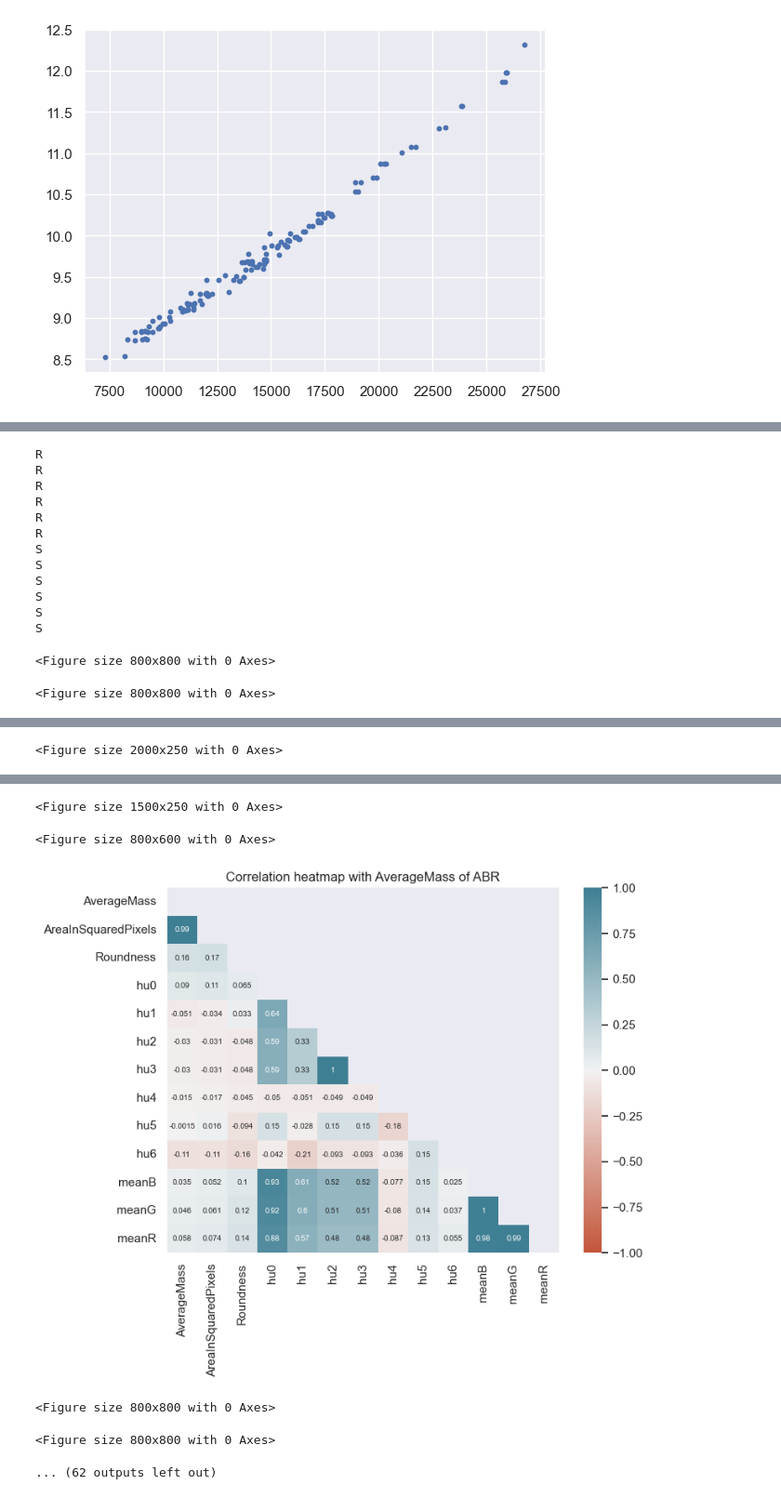
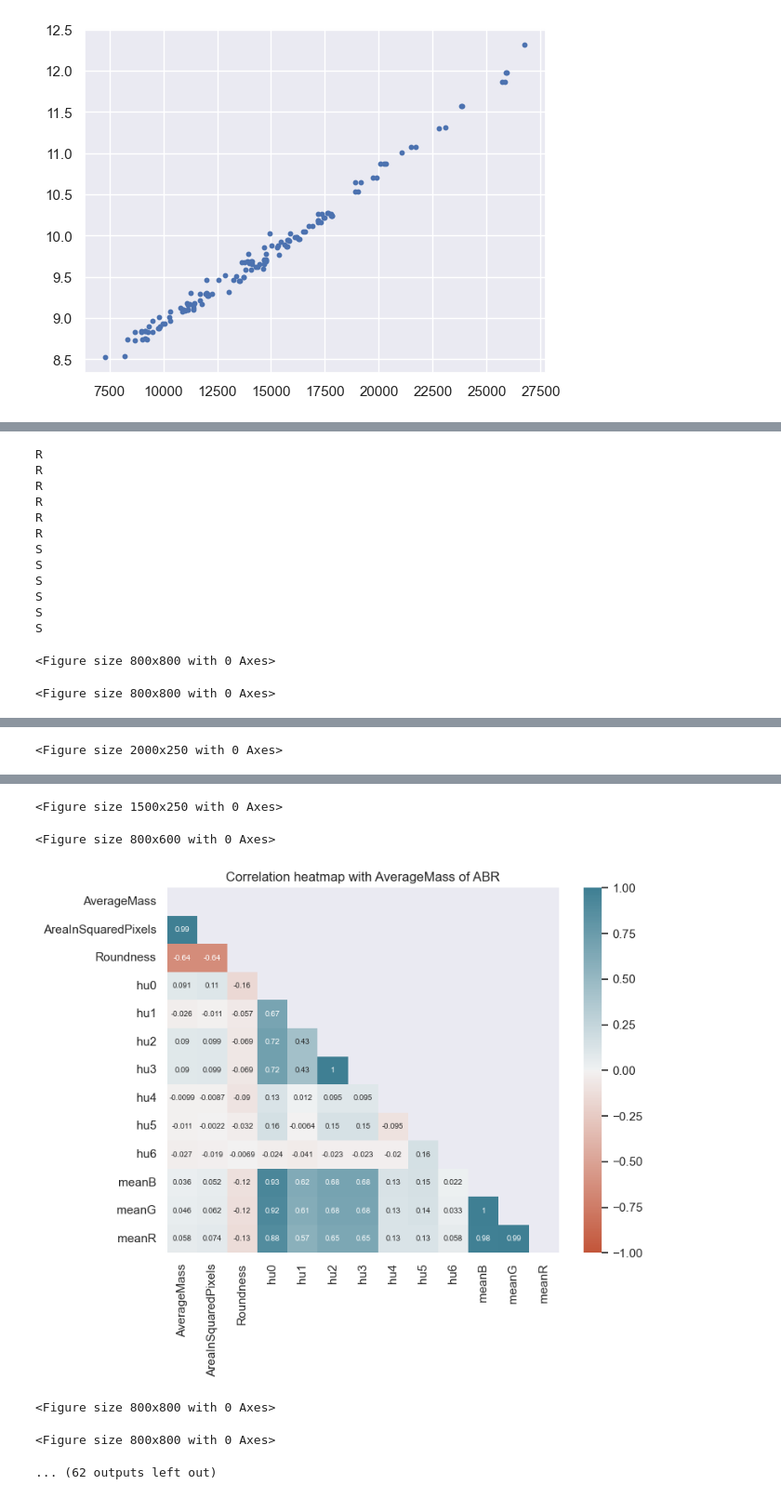
Before and after one commit to pcruiher08/ImageFeatures, a Jupyter notebook: Experiments/relationships.ipynb, the cells around one changed output, grey strips where cells are left out. Shown at 93% size. Saved outputs shown, nothing was run; the diff lists cells and outputs as text; code cells hidden in the pictures.

```diff
--- a/Experiments/relationships.ipynb
+++ b/Experiments/relationships.ipynb
@@ -479,10 +422,7 @@ for dataset in datasets:
 
     testdf = pd.read_csv(dataset + ".csv")
 
-    if(dataset == "ABR"):
-        print("hola")
-        #dataset = "ABY"
-        testdf = pd.read_csv("ABY" + ".csv")
+
 
     testdf = testdf.drop(['ID'], axis=1)
 
@@ -620,29 +559,29 @@ hola
 B
 B
 B
 B
 B
 B
 R
 R
 R
 R
 R
 R
 S
 S
 S
 S
 S
 S
 <Figure size 800x800 with 0 Axes>
 <Figure size 800x800 with 0 Axes>
 [figure]
 <Figure size 2000x250 with 0 Axes>
 [figure]
 <Figure size 1500x250 with 0 Axes>
 <Figure size 800x600 with 0 Axes>
-[figure, old version]
+[figure, new version]
 <Figure size 800x800 with 0 Axes>
 <Figure size 800x800 with 0 Axes>
 ... (62 outputs left out)
```
Also changed, not shown: parts of 2 cells of this notebook, 2 other files.
